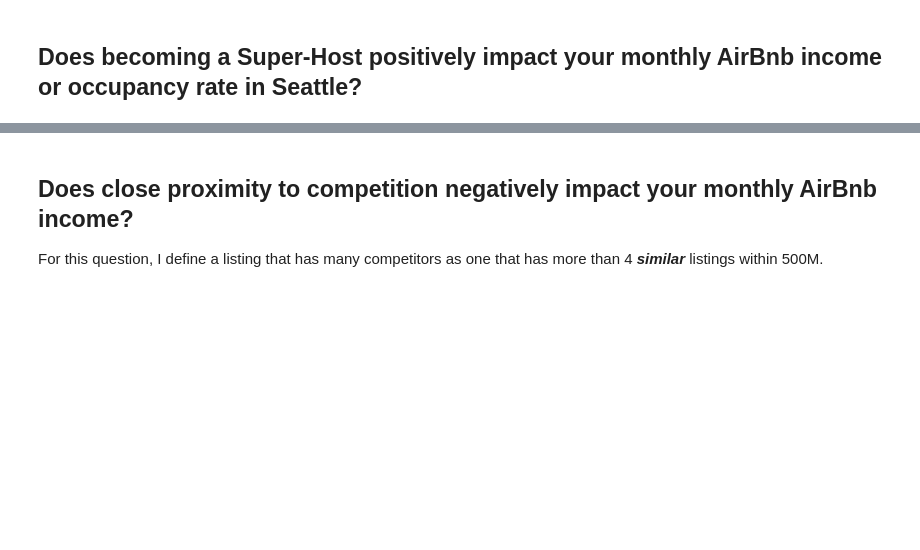
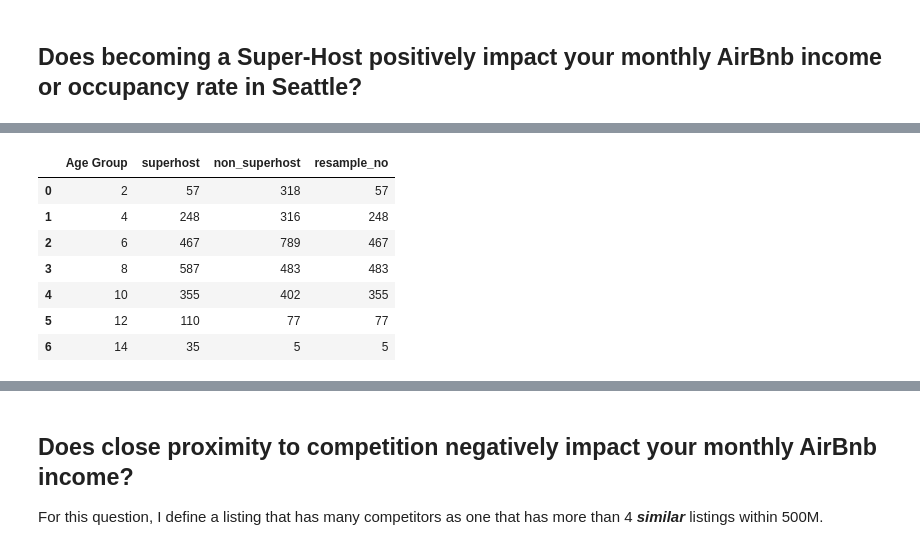
Before and after one commit to Mbugz1000/Seattle-AirBnb-Data-Analysis, a Jupyter notebook: src/Analysis Notebook.ipynb, the cells around one changed output, grey strips where cells are left out. Drawn from its saved outputs; the diff is of its cells as text; code cells hidden in the pictures; blank space fills up the shorter version.

```diff
--- a/src/Analysis Notebook.ipynb
+++ b/src/Analysis Notebook.ipynb
@@ -69,10 +69,22 @@ I used the Profile Reports from Pandas Profiling as well as this [data dictionar
  In this section, I fill nulls, drop unnecessary columns and correct datatypes
 # %%
 # Selecting the columes required for the analysis
-listings_filtered_df = listings_df[['name', 'description', 'host_id','host_response_time', 'host_response_rate', 'host_acceptance_rate', 'host_is_superhost', 'host_listings_count',
+listings_filtered_df = listings_df[['name', 'description', 'host_id','host_response_time', 'host_since', 'host_response_rate', 'host_acceptance_rate', 'host_is_superhost', 'host_listings_count',
        'host_verifications', 'host_has_profile_pic', 'host_identity_verified', 'latitude',
        'longitude', 'neighbourhood_group_cleansed', 'property_type', 'room_type', 'accommodates', 'bathrooms_text', 'bedrooms', 'beds', 'amenities', 'price',
        'minimum_nights', 'availability_30', 'availability_60', 'availability_90', 'availability_365', 'number_of_reviews',
        'number_of_reviews_ltm', 'number_of_reviews_l30d', 'review_scores_rating', 'review_scores_accuracy',
        'review_scores_cleanliness', 'review_scores_checkin',  'review_scores_communication', 'review_scores_location', 'review_scores_value', 'calculated_host_listings_count',
        'calculated_host_listings_count_entire_homes', 'calculated_host_listings_count_private_rooms', 'calculated_host_listings_count_shared_rooms', 'reviews_per_month']].copy()
+
+listings_filtered_df[['host_has_profile_pic', 'host_is_superhost', 'host_identity_verified']] = listings_filtered_df[['host_has_profile_pic', 'host_is_superhost', 'host_identity_verified']].replace({'t':True, 'f':False})
+
+# Filling Nulls
+for col in ['host_response_time', 'host_response_rate', 'host_acceptance_rate', 'bedrooms', 'beds', 'bathrooms_text']:
+    listings_filtered_df[col] = listings_filtered_df[col].fillna(listings_filtered_df[col].mode().iloc[0])
+
+zero_cols = ['review_scores_rating', 'review_scores_accuracy', 'review_scores_cleanliness', 'review_scores_checkin', 'review_scores_communication', 'review_scores_location', 'review_scores_value', 'reviews_per_month']
+listings_filtered_df[zero_cols] = listings_filtered_df[zero_cols].fillna(0)
+
+listings_filtered_df['description'] = listings_filtered_df['description'].fillna('')
+listings_filtered_df['host_since'] = pd.to_datetime(listings_filtered_df['host_since'])
@@ -395,3 +396,5 @@ Wall time: 18.7 s
 There is **no significant difference** between the returns of Verified and Un-verified hosts in Seattle
 # %% [markdown]
 ## Does becoming a Super-Host positively impact your monthly AirBnb income or occupancy rate in Seattle?
+# %%
+listings_merged_df['Hosted for'] =(pd.to_datetime('2021-10-17') - listings_merged_df['host_since']).dt.days/365
@@ -397,0 +407,20 @@ There is **no significant difference** between the returns of Verified and Un-ve
+# %%
+bins = [0, 2, 4, 6, 8, 10, 12, 14]
+labels = [2, 4, 6, 8, 10, 12, 14]
+listings_merged_df['hosted_for_grouped'] = pd.cut(listings_merged_df['Hosted for'], bins, labels=labels).astype(int)
+super_hosts_df = listings_merged_df[listings_merged_df['host_is_superhost'] == True]
+non_super_hosts_df = listings_merged_df[listings_merged_df['host_is_superhost'] == False]
+per_distribution_of_superhosts = super_hosts_df.hosted_for_grouped.value_counts().reset_index().sort_values(by='index').reset_index(drop=True)
+per_distribution_of_non_superhosts = non_super_hosts_df.hosted_for_grouped.value_counts().reset_index().sort_values(by='index').reset_index(drop=True)
+per_distribution = pd.concat([per_distribution_of_superhosts.rename(columns={'hosted_for_grouped':'superhost', 'index':'Age Group'}), per_distribution_of_non_superhosts.rename(columns={'hosted_for_grouped':'non_superhost'}).drop(columns=['index'])], axis=1)
+per_distribution['resample_no'] = [s if s < ns else ns for (s, ns) in per_distribution[['superhost', 'non_superhost']].values]
+per_distribution
+# %% [output]
+|  | Age Group | superhost | non_superhost | resample_no |
+| 0 | 2 | 57 | 318 | 57 |
+| 1 | 4 | 248 | 316 | 248 |
+| 2 | 6 | 467 | 789 | 467 |
+| 3 | 8 | 587 | 483 | 483 |
+| 4 | 10 | 355 | 402 | 355 |
+| 5 | 12 | 110 | 77 | 77 |
+| 6 | 14 | 35 | 5 | 5 |
```
Also changed, not shown: parts of 10 cells of this notebook, 1 other file.
